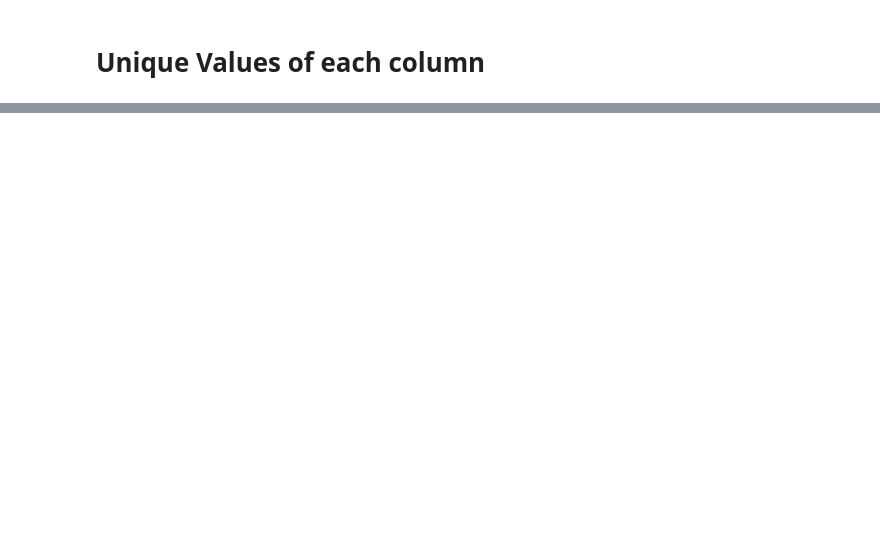
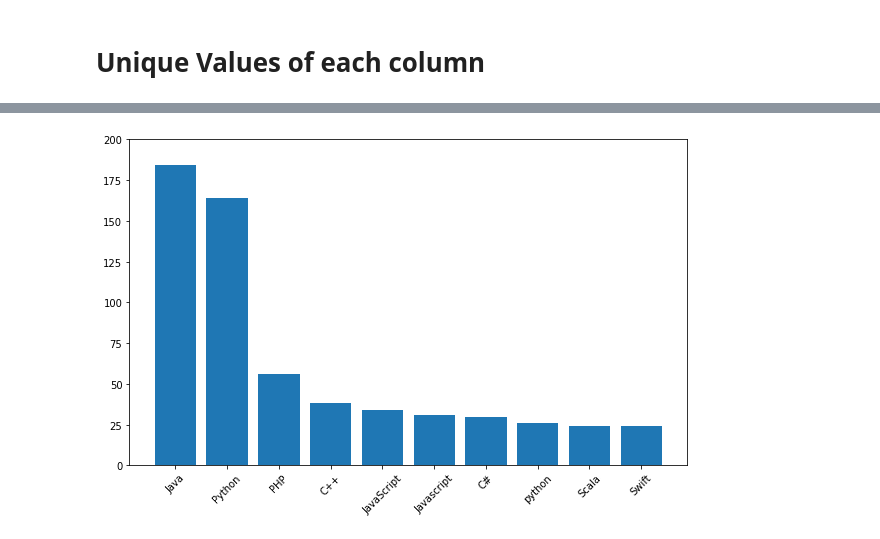
Before and after one commit to aman1103/IT-Salary-EDA, a Jupyter notebook: IT_Salary_EDA.ipynb, the cells around one changed output, grey strips where cells are left out. Drawn from its saved outputs; the diff is of its cells as text; code cells hidden in the pictures; blank space fills up the shorter version.

```diff
--- a/IT_Salary_EDA.ipynb
+++ b/IT_Salary_EDA.ipynb
@@ -100,6 +57,12 @@ df_2020.head()
 | 2 | 29.0 | Male | Berlin | Software Engineer | 12 | Lead | Javascript / Typescript | ... |
 | 3 | 28.0 | Male | Berlin | Frontend Developer | 4 | Junior | Javascript | ... |
 | 4 | 37.0 | Male | Berlin | Backend Developer | 17 | Senior | C# .NET | ... |
+# %%
+primary_tech = 'Your main technology / programming language'
+secondary_tech = 'Other technologies/programming languages you use often'
+job_lost_corona = 'Have you lost your job due to the coronavirus outbreak?'
+salary = 'Yearly brutto salary (without bonus and stocks) in EUR'
+vacation_days = 'Number of vacation days'
 # %% [markdown]
 # Unique Values of each column
 # %%
@@ -265,0 +92,2 @@ Length: 142, dtype: int64
+# %%
+no_of_primary_tech = df_2020[primary_tech].value_counts()
@@ -265,0 +109,3 @@ Length: 142, dtype: int64
+# %%
+top_10_primary_tech = no_of_primary_tech[:10]
+top_10_primary_tech
@@ -265,0 +124,8 @@ Length: 142, dtype: int64
+# %%
+plt.figure(figsize=(10,6))
+plt.ylim(0,200)
+plt.xticks(rotation=45)
+plt.bar(top_10_primary_tech.index,top_10_primary_tech.values)
+plt.show()
+# %% [output]
+[figure, added]
```
Also changed, not shown: parts of 38 cells of this notebook.
